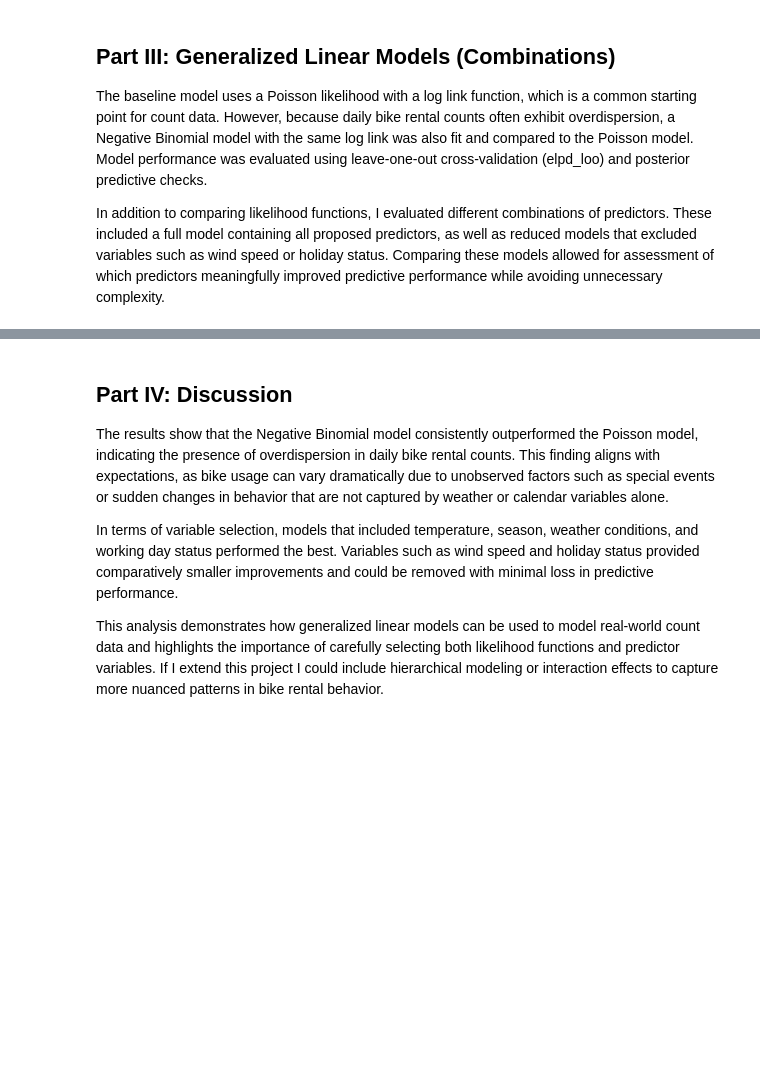
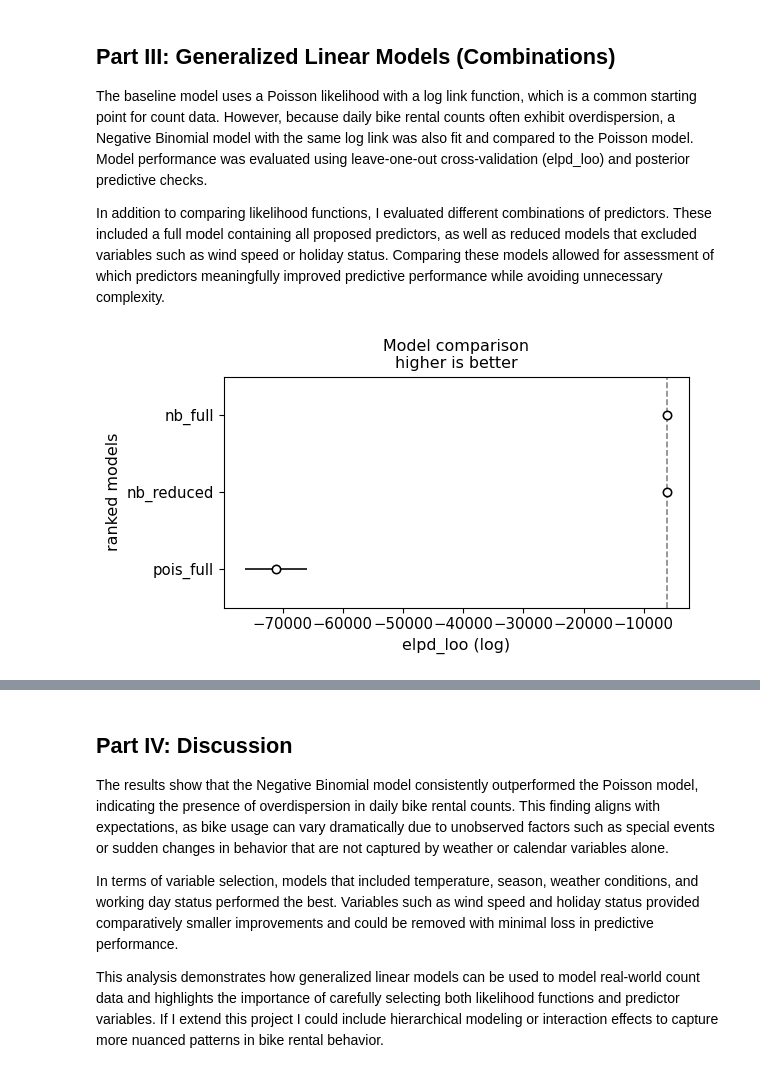
Before and after one commit to Tookss55/DS, a Jupyter notebook: Unit6/AmirRegaU6proj.ipynb, the cells around one changed output, grey strips where cells are left out. Cells and saved outputs as stored; diff of their text form; code cells hidden in the pictures; blank space fills up the shorter version.

```diff
--- a/Unit6/AmirRegaU6proj.ipynb
+++ b/Unit6/AmirRegaU6proj.ipynb
@@ -108,0 +161,5 @@ cmp = az.compare({"nb_full":idata_nb_full,"pois_full":idata_pois_full, "nb_reduc
+# %%
+az.plot_compare(cmp)
+plt.show()
+# %% [output]
+[figure, added]
```
Also changed, not shown: parts of 13 cells of this notebook.
